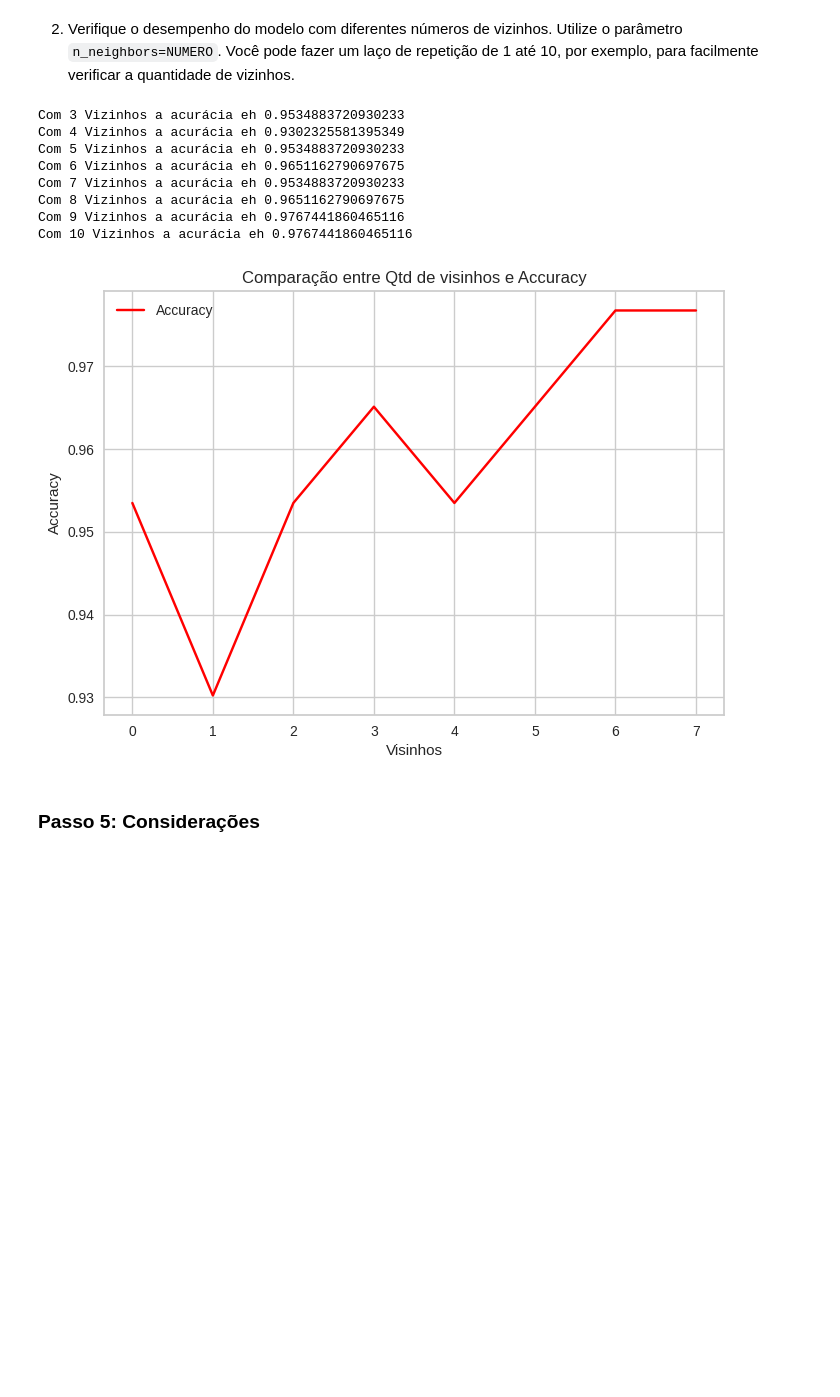
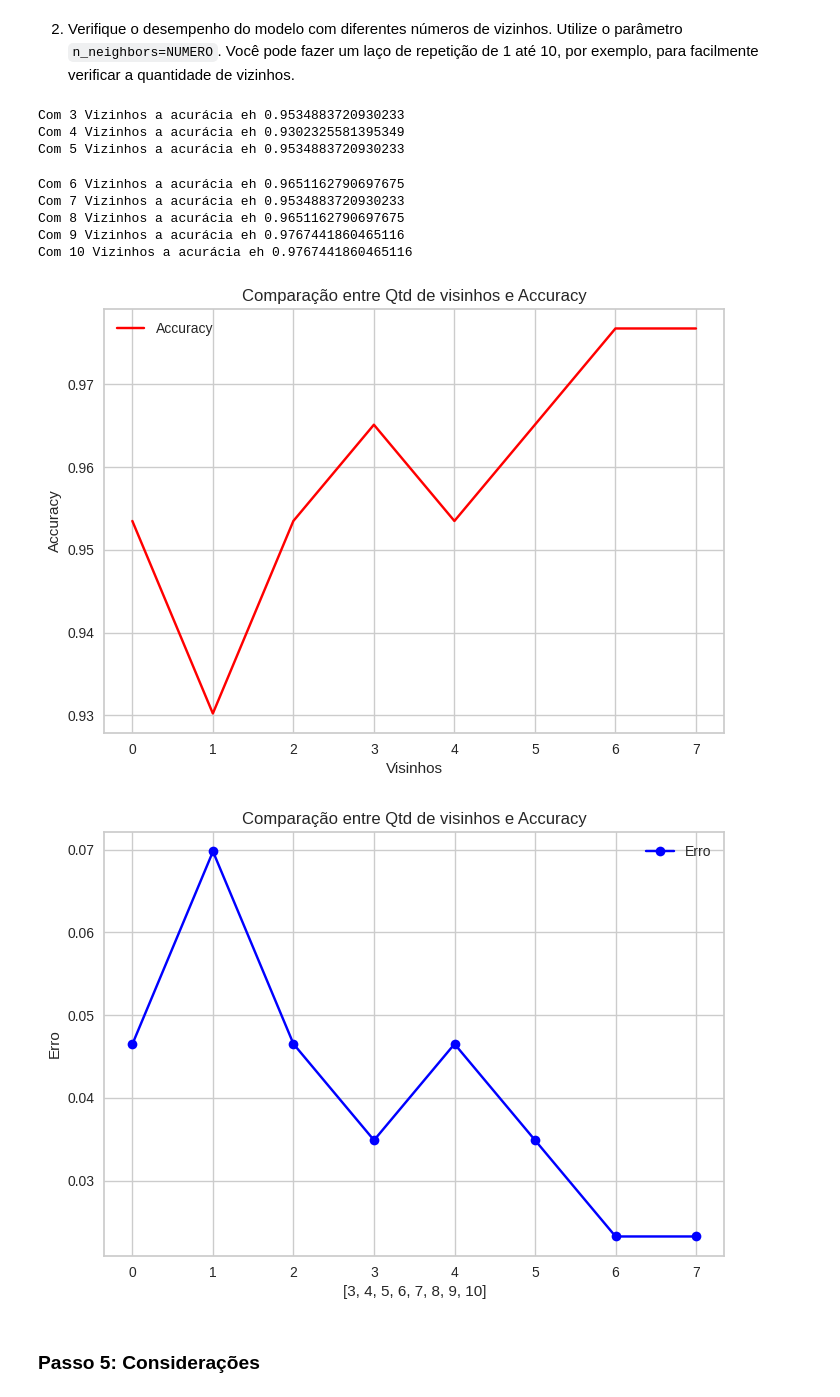
Before and after one commit to AnaCristina1972/projett, a Jupyter notebook: Atividade_1_Modelos_introdutórios.ipynb, the cells around one changed output. Cells and saved outputs as stored; diff of their text form; code cells hidden in the pictures; blank space fills up the shorter version.

```diff
--- a/Atividade_1_Modelos_introdutórios.ipynb
+++ b/Atividade_1_Modelos_introdutórios.ipynb
@@ -213,0 +234,4 @@ Name: species, Length: 86, dtype: int64
+# %%
+knn_treino1=KNeighborsClassifier()
+knn_treino1.fit(Xtreino,ytreino)
+ypredKNN1=knn_treino1.predict(Xtest)
@@ -213,0 +245,4 @@ Name: species, Length: 86, dtype: int64
+# %%
+GNB=GaussianNB()
+GNB.fit(Xtreino,ytreino)
+ypredNB=GNB.predict(Xtest)
@@ -531,11 +528,14 @@ accuracy_score(ytest,ypredKNN1)
 Tx = int (3)
 listAcura =[]
 listVizinho =[]
+erro=[]
 for i in range (8):
   knn_treino1=KNeighborsClassifier(n_neighbors=(Tx), metric='manhattan',p=1)
   knn_treino1.fit(Xtreino,ytreino)
   ypredKNN1=knn_treino1.predict(Xtest)
   ac = accuracy_score(ytest,ypredKNN1)
+  er=1-ac
+  erro.append(er)
   listAcura.append(ac)
   listVizinho.append(Tx)
   print("Com",Tx,"Vizinhos a acurácia eh",ac)
@@ -544,24 +544,30 @@ for i in range (8):
 
 
 plt.plot(listAcura, label='Accuracy', color='red', marker='x')
-
 plt.xlabel('Visinhos')
 plt.ylabel('Accuracy')
 plt.title('Comparação entre Qtd de visinhos e Accuracy')
-
 plt.legend()
-
 plt.show()
 # %% [output]
 Com 3 Vizinhos a acurácia eh 0.9534883720930233
 Com 4 Vizinhos a acurácia eh 0.9302325581395349
 Com 5 Vizinhos a acurácia eh 0.9534883720930233
-Com 6 Vizinhos a acurácia eh 0.9651162790697675
-Com 7 Vizinhos a acurácia eh 0.9534883720930233
-Com 8 Vizinhos a acurácia eh 0.9651162790697675
-Com 9 Vizinhos a acurácia eh 0.9767441860465116
-Com 10 Vizinhos a acurácia eh 0.9767441860465116
+Com 6 Vizinhos a acurácia eh 0.9651162790697675
+Com 7 Vizinhos a acurácia eh 0.9534883720930233
+Com 8 Vizinhos a acurácia eh 0.9651162790697675
+Com 9 Vizinhos a acurácia eh 0.9767441860465116
+Com 10 Vizinhos a acurácia eh 0.9767441860465116
 [figure]
+# %%
+plt.plot(erro, label='Erro', color='blue', marker='o')
+plt.ylabel('Erro')
+plt.xlabel(listVizinho)
+plt.title('Comparação entre Qtd de visinhos e Accuracy')
+plt.legend()
+plt.show()
+# %% [output]
+[figure, added]
 # %% [markdown]
 ### Passo 5: Considerações
 # %% [markdown]
```
Also changed, not shown: parts of 18 cells of this notebook.
